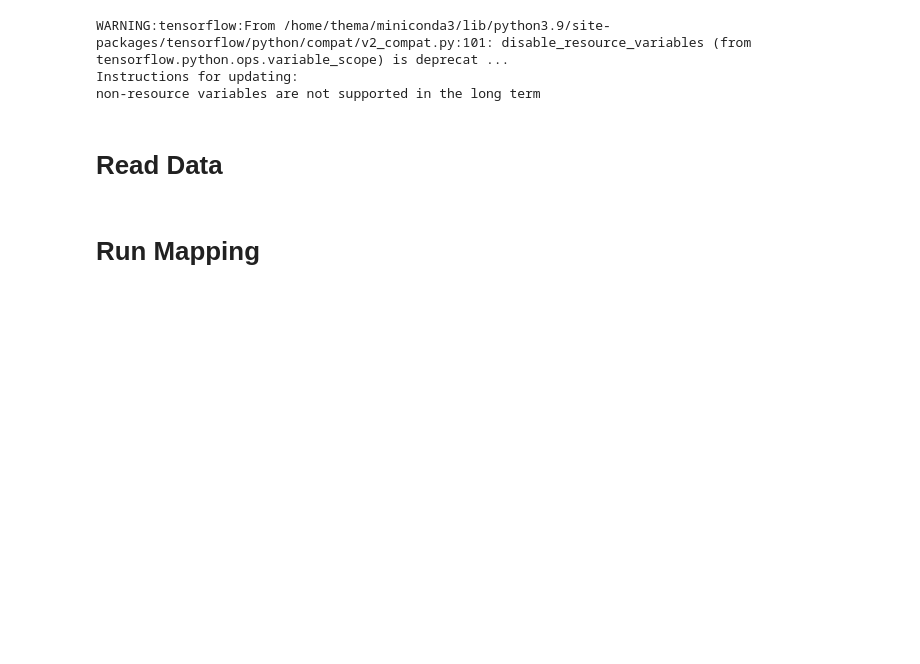
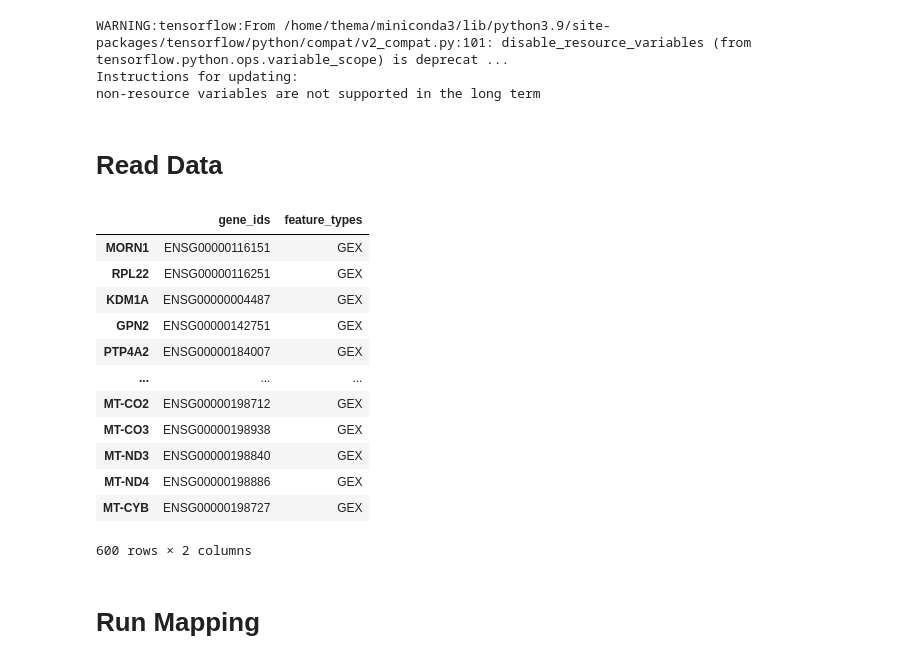
Before and after one commit to Oafish1/JAMIE, a Jupyter notebook: examples/opsca_sample_optimization.ipynb, the cells around one changed output. Saved outputs shown, nothing was run; the diff lists cells and outputs as text; code cells hidden in the pictures; blank space fills up the shorter version.

```diff
--- a/examples/opsca_sample_optimization.ipynb
+++ b/examples/opsca_sample_optimization.ipynb
@@ -27,3 +28,19 @@ X2 = data_mod2.X
+# %%
+data_mod1.var
+# %% [output]
+|  | gene_ids | feature_types |
+| MORN1 | ENSG00000116151 | GEX |
+| RPL22 | ENSG00000116251 | GEX |
+| KDM1A | ENSG00000004487 | GEX |
+| GPN2 | ENSG00000142751 | GEX |
+| PTP4A2 | ENSG00000184007 | GEX |
+| ... | ... | ... |
+| MT-CO2 | ENSG00000198712 | GEX |
+| MT-CO3 | ENSG00000198938 | GEX |
+| MT-ND3 | ENSG00000198840 | GEX |
+| MT-ND4 | ENSG00000198886 | GEX |
+| MT-CYB | ENSG00000198727 | GEX |
+600 rows × 2 columns
 # %% [markdown]
 # Run Mapping
 # %%
```
Also changed, not shown: parts of 6 cells of this notebook, 5 other files.
